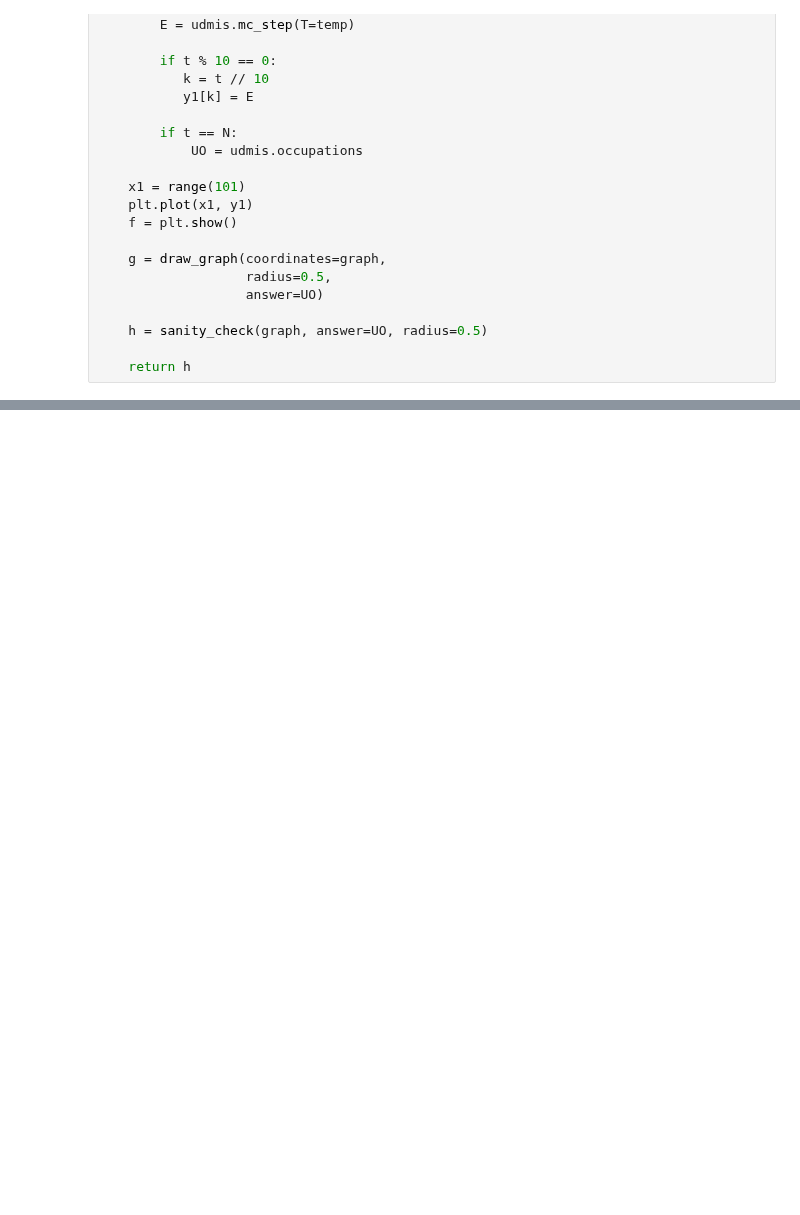
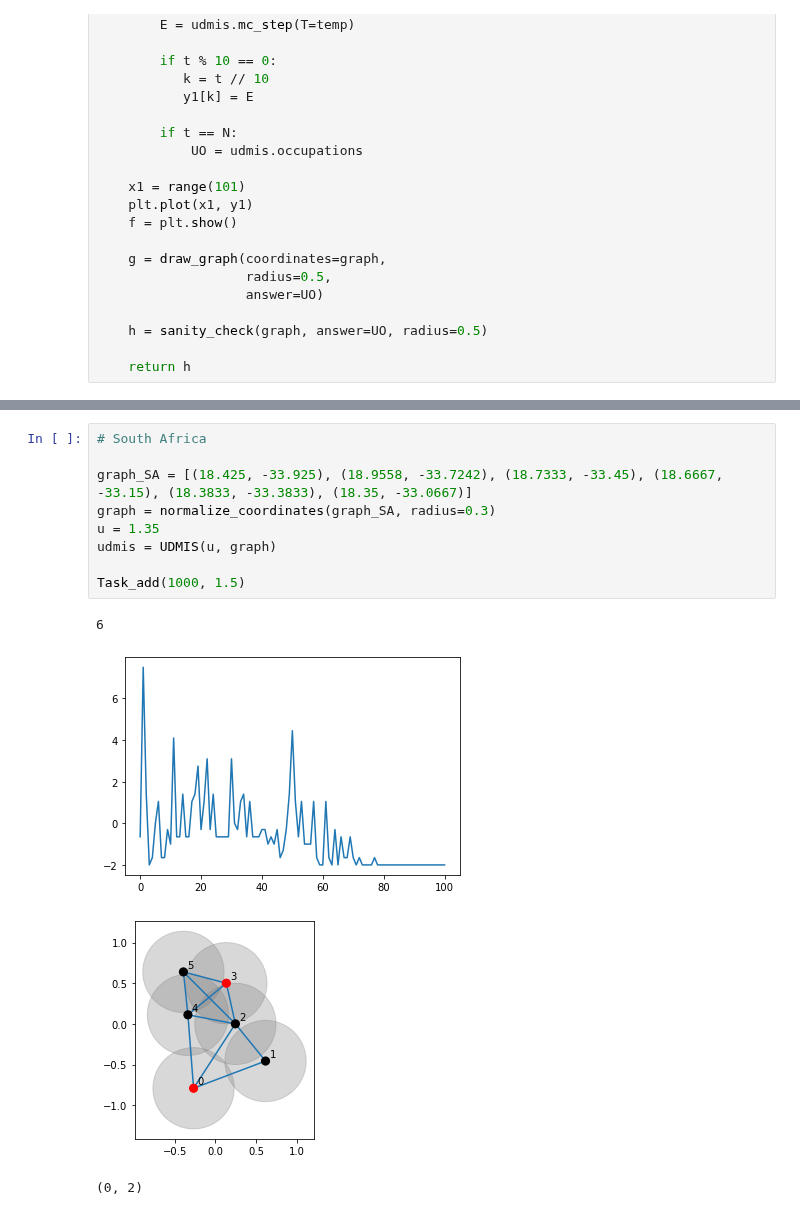
Before and after one commit to CDL-Quantum/CohortProject_2021, a Jupyter notebook: Week2_Rydberg_Atoms/AC_classical.ipynb, the cells around one changed output, grey strips where cells are left out. Drawn from its saved outputs; the diff is of its cells as text; blank space fills up the shorter version.

Commit message:
added South Africa

```diff
--- a/Week2_Rydberg_Atoms/AC_classical.ipynb
+++ b/Week2_Rydberg_Atoms/AC_classical.ipynb
@@ -138 +138,15 @@ Task_add(1000, 1/5)
 (0, 10)
+# %%
+# South Africa
+
+graph_SA = [(18.425, -33.925), (18.9558, -33.7242), (18.7333, -33.45), (18.6667, -33.15), (18.3833, -33.3833), (18.35, -33.0667)]
+graph = normalize_coordinates(graph_SA, radius=0.3)
+u = 1.35
+udmis = UDMIS(u, graph)
+
+Task_add(1000, 1.5)
+# %% [output]
+6
+[figure, added]
+[figure, added]
+(0, 2)
```
Also changed, not shown: parts of 4 cells of this notebook.
